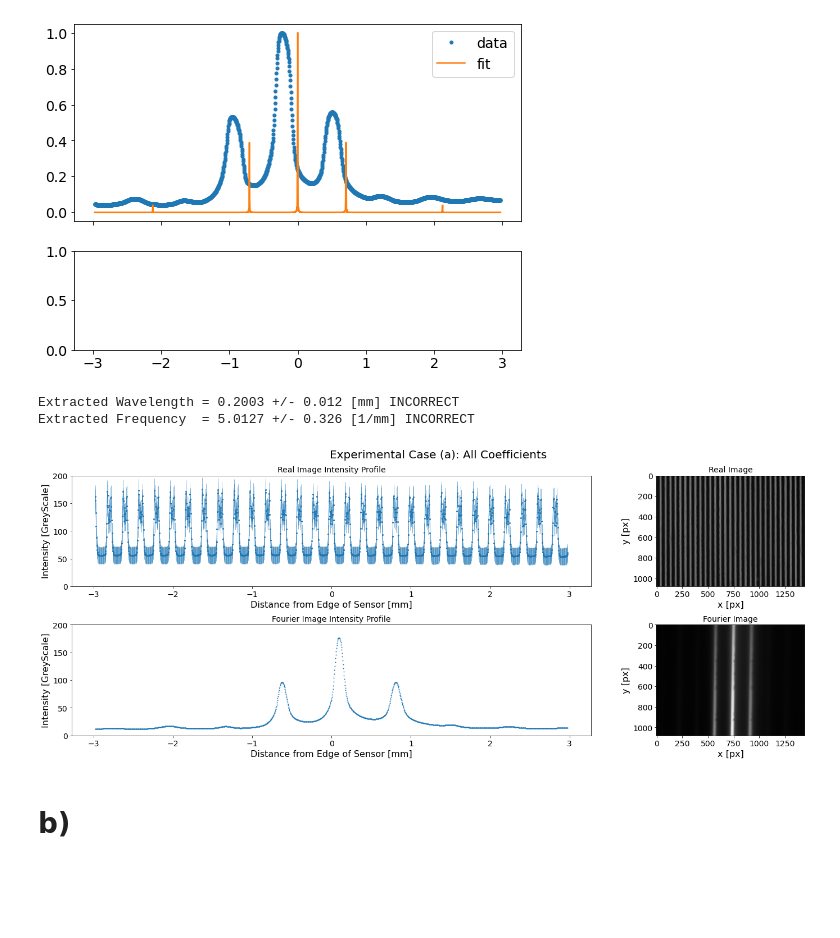
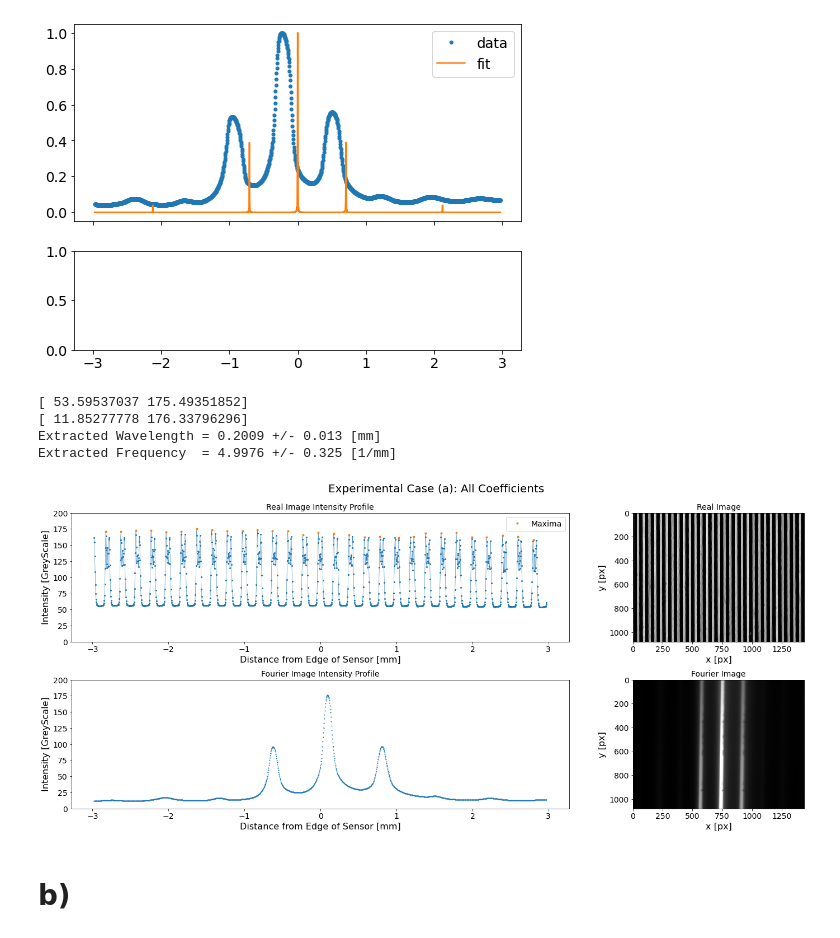
Before and after one commit to Elliot-Wadge/Phys-332W-SF, a Jupyter notebook: analysis.ipynb, the cells around one changed output. Saved outputs shown, nothing was run; the diff lists cells and outputs as text; code cells hidden in the pictures; blank space fills up the shorter version.

```diff
--- a/analysis.ipynb
+++ b/analysis.ipynb
@@ -50,7 +50,7 @@ ax2.plot(xVal,yVal,"C1.",markersize = 0.7)
 ax2.set(label = "Pixels from Left", ylabel = "Intensity [GreyScale]", title = "No LED")
 
 leftLim = 600
-rightLim = 1400
+rightLim = 1500
 sigma = np.std(yVal[np.logical_and(xVal > leftLim, xVal < rightLim)])
 print(f"(b) Standard Dev = {sigma:.4f}")
 
@@ -560,56 +560,74 @@ titleName = 'Experimental Case (a): All Coefficients'
 figFileName = "/work/notes/experimental_sf/case_a_plot.pdf"
 
 
-def doMyWorkForMe(realFile,fourFile,titleName,figFileName,conversion = 0.004136006944444445):
+def doMyWorkForMe(realFile,fourFile,titleName,figFileName,conversion = 0.004136006944444445,minBool = True,N = 50):
     four = extract_data(fourFile, conversion = conversion)
     real = extract_data(realFile, conversion = conversion)
 
-    fig, axs = plt.subplots(2,2, figsize = (20,8), gridspec_kw={'width_ratios': [5, 2]})
+    fig, axs = plt.subplots(2,2, figsize = (20,9), gridspec_kw={'width_ratios': [5, 2.25]})
 
     ax1 = axs[0][0]
     ax2 = axs[1][0]
     ax3 = axs[0][1]
     ax4 = axs[1][1]
 
-    ax1.errorbar(real.x,real.profile,yerr = real.err*255,fmt='C0.-',linewidth = 0.5,label = 'Real Image Data',markersize = 4)
+    ax1.errorbar(real.x,real.profile,yerr = real.err,fmt='C0.-',linewidth = 0.5,markersize = 4)
     ax1.set(xlabel = 'Distance from Edge of Sensor [mm]', ylabel = 'Intensity [GreyScale]',ylim = (0,200),title = "Real Image Intensity Profile");
 
-    ax2.plot(four.x, four.profile, '.', label = 'Fourier Image Data',markersize = 2)
+    ax2.errorbar(four.x, four.profile,yerr = four.err,fmt =  '.', label = 'Fourier Image Data',markersize = 2)
     ax2.set(xlabel = 'Distance from Edge of Sensor [mm]', ylabel = 'Intensity [GreyScale]',ylim = (0,200),title = "Fourier Image Intensity Profile");
 
     # plot images right
+
     imgF = mpimg.imread(fourFile)
     imgR = mpimg.imread(realFile)
+    clim = np.array([np.min(real.profile), np.max(real.profile)])
 
+    print(clim)
     colmap = "gray"
-    ax3.imshow(imgR,cmap=colmap)
+    ax3.imshow(imgR,cmap=colmap, interpolation = 'sinc', vmin = clim[0], vmax = clim[1])
     ax3.set(xlabel = 'x [px]', ylabel = 'y [px]',title = "Real Image");
 
-    ax4.imshow(imgF,cmap = colmap)
+    clim = np.array([np.min(four.profile), np.max(four.profile)])
+
+    print(clim)
+    colmap = "gray"
+    ax4.imshow(imgF,cmap = colmap, interpolation = 'sinc', vmin = clim[0], vmax = clim[1])
     ax4.set(xlabel = 'x [px]', ylabel = 'y [px]',title = "Fourier Image");
 
 
     fig.tight_layout()
 
     # NEEDS TO BE WORKED ON TO PROPERLY EXTRACT FOR EACH TEST CASE!
-    maxs, indexes = local_max(-real.profile, N = 50)
-    #ax1.plot(real.x[indexes], -maxs, 'C1.')
+    if minBool == "nope":
+        maxs, indexes = local_max(-real.profile, N = N)
+        # dont plot
+    elif minBool:
+        maxs, indexes = local_max(-real.profile, N = N)
+        ax1.plot(real.x[indexes], -maxs, 'C1.',label = "Minima", zorder = 5)
+        ax1.legend()
+    else:
+        maxs, indexes = local_max(real.profile, N = N)
+        ax1.plot(real.x[indexes], maxs, 'C1.', label = 'Maxima', zorder = 5)
+        ax1.legend()
     fig.subplots_adjust(top=0.9)
     fig.suptitle(titleName)
 
     wavelength = real.x[indexes][1:] - real.x[indexes][:-1]
     freq = 1/wavelength
 
     plt.savefig(figFileName,dpi = 300)
 
-    print(f"Extracted Wavelength = {np.mean(wavelength):.4f} +/- {np.std(wavelength):.3f} [mm] INCORRECT")
-    print(f"Extracted Frequency  = {np.mean(1/wavelength):.4f} +/- {np.std(1/wavelength):.3f} [1/mm] INCORRECT")
+    print(f"Extracted Wavelength = {np.mean(wavelength):.4f} +/- {np.std(wavelength):.3f} [mm]")
+    print(f"Extracted Frequency  = {np.mean(1/wavelength):.4f} +/- {np.std(1/wavelength):.3f} [1/mm]")
 
-doMyWorkForMe(realFile,fourFile,titleName,figFileName)
+doMyWorkForMe(realFile,fourFile,titleName,figFileName,minBool = False)
 # %% [output]
-Extracted Wavelength = 0.2003 +/- 0.012 [mm] INCORRECT
-Extracted Frequency  = 5.0127 +/- 0.326 [1/mm] INCORRECT
+[ 53.59537037 175.49351852]
+[ 11.85277778 176.33796296]
+Extracted Wavelength = 0.2009 +/- 0.013 [mm]
+Extracted Frequency  = 4.9976 +/- 0.325 [1/mm]
-[figure, old version]
+[figure, new version]
 # %% [markdown]
 # b)
 # %%
```
Also changed, not shown: parts of 14 cells of this notebook, 18 other files.
